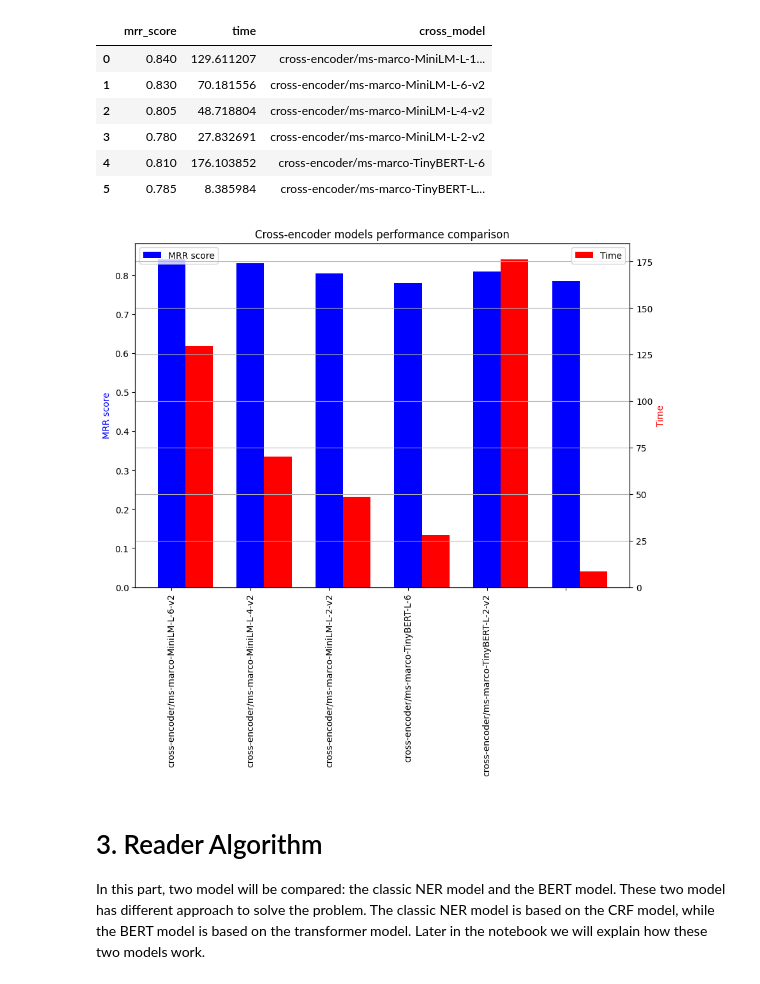
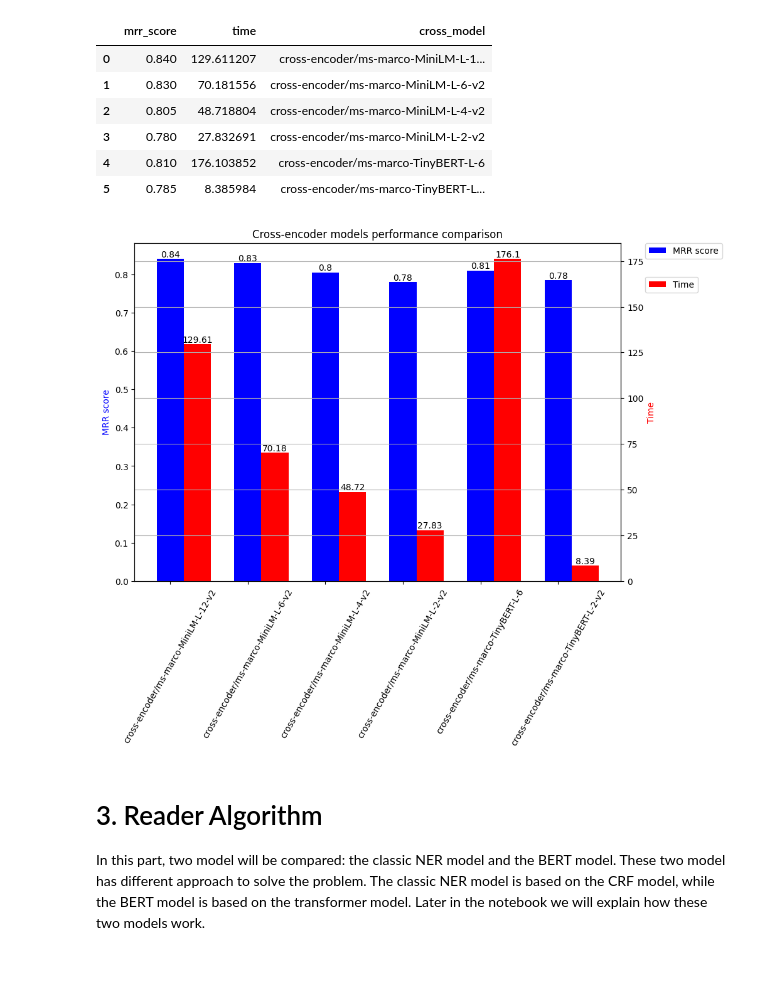
Before and after one commit to robinviltoriano/NLP_Assignment_2, a Jupyter notebook: final.ipynb, the cells around one changed output. Saved outputs shown, nothing was run; the diff lists cells and outputs as text; code cells hidden in the pictures.

```diff
--- a/final.ipynb
+++ b/final.ipynb
@@ -450,35 +450,42 @@ test_result_df
 # %%
 # Create a DataFrame from the test results
 test_result_df = pd.DataFrame(test_result)
 
 # Create the figure and axes
 fig, ax1 = plt.subplots(figsize=(10,7))
 x = range(len(cross_models))
 
 # Create bar charts for MRR score and time
-ax1.bar(x, test_result_df['mrr_score'], width=0.35, label='MRR score', color='b')
+bars1 = ax1.bar(x, test_result_df['mrr_score'], width=0.35, label='MRR score', color='b')
 ax1.set_ylabel('MRR score', color='b')
 ax1.tick_params(axis='y')
-ax1.set_xticklabels(cross_models, rotation = 90)
+ax1.set_xticklabels([''] + cross_models, rotation = 60)
 
 ax2 = ax1.twinx()
-ax2.bar([i + 0.35 for i in x], test_result_df['time'], width=0.35, label='Time', color='r')
+bars2 = ax2.bar([i + 0.35 for i in x], test_result_df['time'], width=0.35, label='Time', color='r')
 ax2.set_ylabel('Time', color='r')
 ax2.tick_params(axis='y')
 
 # Add title and labels
 plt.title('Cross-encoder models performance comparison')
 plt.xlabel('Cross-encoder models')
 
 # Add legend
-ax1.legend(loc='upper left')
-ax2.legend(loc='upper right')
+ax1.legend(loc='upper left', bbox_to_anchor=(1.05, 1), borderaxespad=0.)
+ax2.legend(loc='upper left', bbox_to_anchor=(1.05, 0.9), borderaxespad=0.)
+
+# Add text annotations for each bar
+for bar1, bar2 in zip(bars1, bars2):
+    ax1.text(bar1.get_x() + bar1.get_width() / 2, bar1.get_height(), round(bar1.get_height(), 2),
+             ha='center', va='bottom', color='black')
+    ax2.text(bar2.get_x() + bar2.get_width() / 2, bar2.get_height(), round(bar2.get_height(), 2),
+             ha='center', va='bottom', color='black')
 
 # Display the plot
 plt.grid()
 plt.show()
 # %% [output]
-[figure, old version]
+[figure, new version]
 # %% [markdown]
 # 3. Reader Algorithm
 
```
